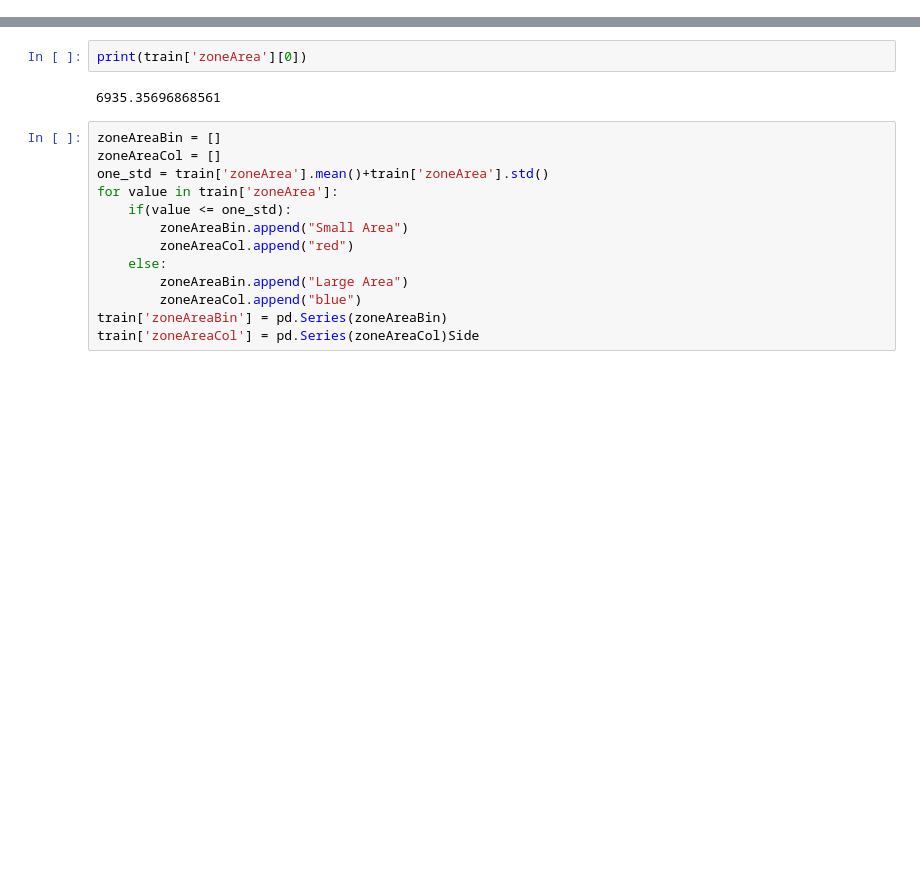
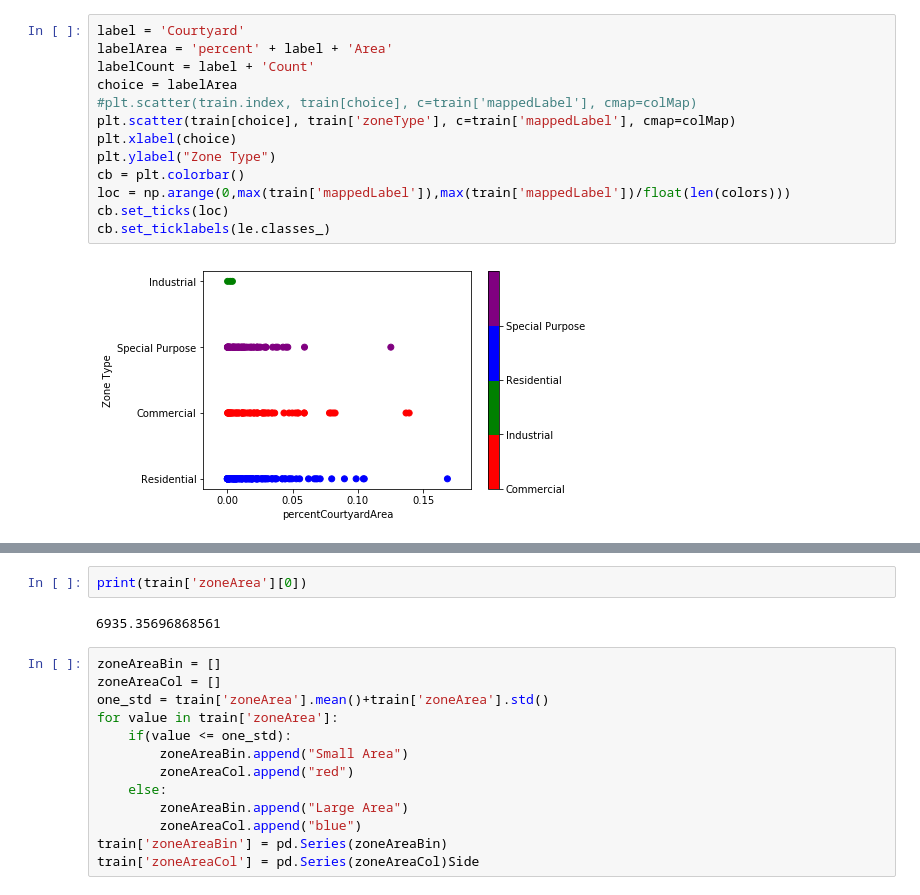
Before and after one commit to ledanieln/CoA-Zone-Prediction, a Jupyter notebook: notebooks/Data Exploration.ipynb, the cells around one changed output, grey strips where cells are left out. Drawn from its saved outputs; the diff is of its cells as text; blank space fills up the shorter version.

```diff
--- a/notebooks/Data Exploration.ipynb
+++ b/notebooks/Data Exploration.ipynb
@@ -77,0 +49,15 @@ Name: 8395, Length: 69, dtype: object
+# %%
+label = 'Courtyard'
+labelArea = 'percent' + label + 'Area'
+labelCount = label + 'Count'
+choice = labelArea
+#plt.scatter(train.index, train[choice], c=train['mappedLabel'], cmap=colMap)
+plt.scatter(train[choice], train['zoneType'], c=train['mappedLabel'], cmap=colMap)
+plt.xlabel(choice)
+plt.ylabel("Zone Type")
+cb = plt.colorbar()
+loc = np.arange(0,max(train['mappedLabel']),max(train['mappedLabel'])/float(len(colors)))
+cb.set_ticks(loc)
+cb.set_ticklabels(le.classes_)
+# %% [output]
+[figure, added]
```
Also changed, not shown: parts of 23 cells of this notebook, 13 other files.
